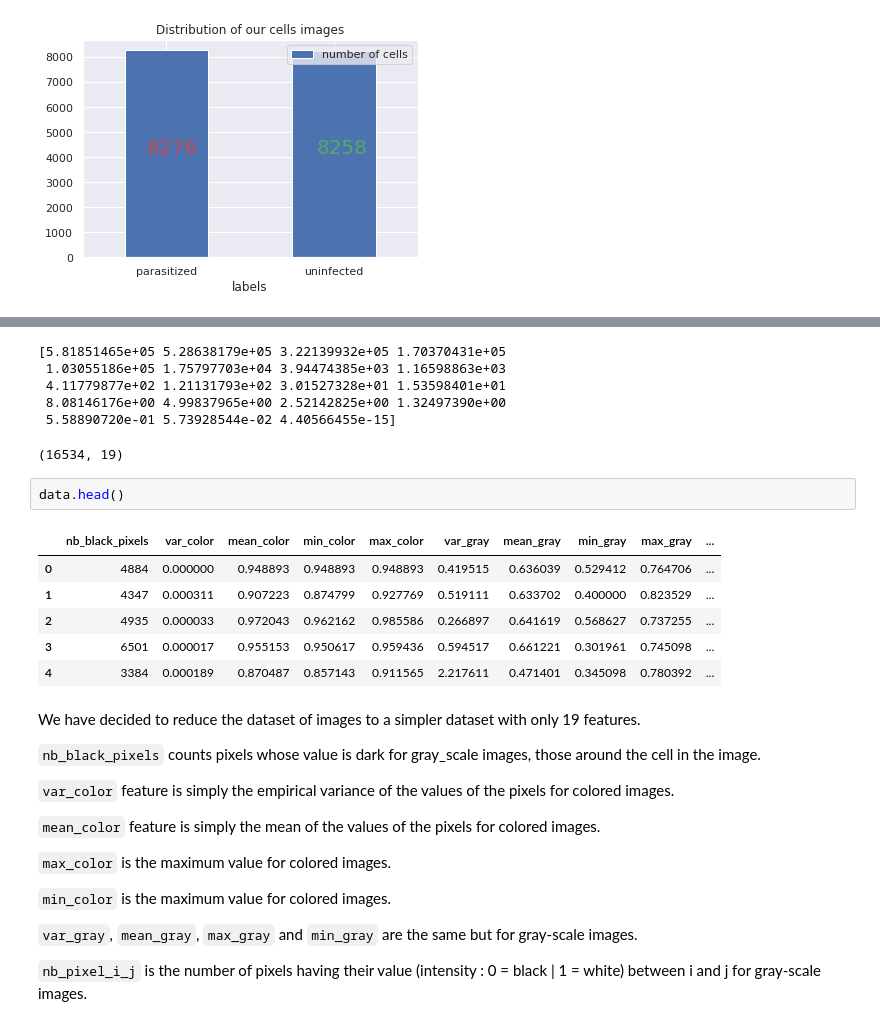
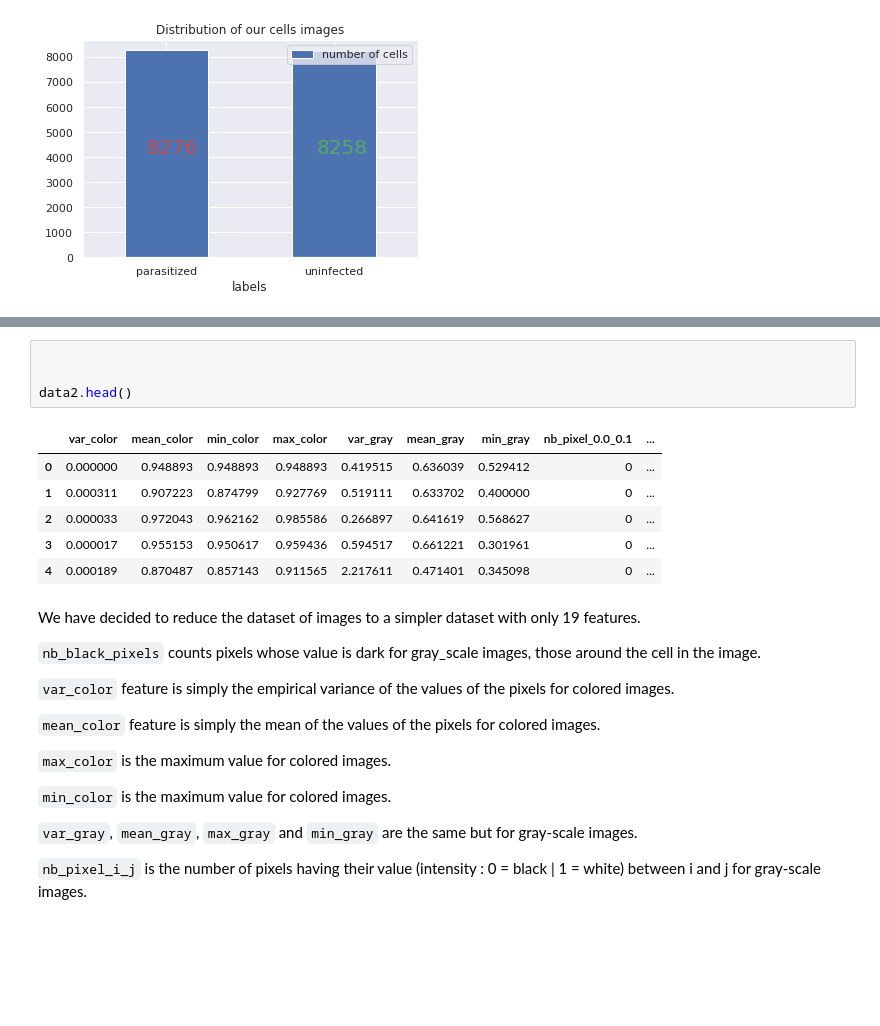
Before and after one commit to LouiseALLAIN/SAHARA, a Jupyter notebook: starting_kit/README_{preprocessing}.ipynb, the cells around one changed output, grey strips where cells are left out. Drawn from its saved outputs; the diff is of its cells as text; blank space fills up the shorter version.

```diff
--- a/starting_kit/README_{preprocessing}.ipynb
+++ b/starting_kit/README_{preprocessing}.ipynb
@@ -106,20 +114,14 @@ data2 = data.drop(columns = "")
 # %%
+
+
+data2.head()
 # %% [output]
-[5.81851465e+05 5.28638179e+05 3.22139932e+05 1.70370431e+05
- 1.03055186e+05 1.75797703e+04 3.94474385e+03 1.16598863e+03
- 4.11779877e+02 1.21131793e+02 3.01527328e+01 1.53598401e+01
- 8.08146176e+00 4.99837965e+00 2.52142825e+00 1.32497390e+00
- 5.58890720e-01 5.73928544e-02 4.40566455e-15]
-(16534, 19)
+|  | var_color | mean_color | min_color | max_color | var_gray | mean_gray | min_gray | nb_pixel_0.0_0.1 | ... |
+| 0 | 0.000000 | 0.948893 | 0.948893 | 0.948893 | 0.419515 | 0.636039 | 0.529412 | 0 | ... |
+| 1 | 0.000311 | 0.907223 | 0.874799 | 0.927769 | 0.519111 | 0.633702 | 0.400000 | 0 | ... |
+| 2 | 0.000033 | 0.972043 | 0.962162 | 0.985586 | 0.266897 | 0.641619 | 0.568627 | 0 | ... |
+| 3 | 0.000017 | 0.955153 | 0.950617 | 0.959436 | 0.594517 | 0.661221 | 0.301961 | 0 | ... |
+| 4 | 0.000189 | 0.870487 | 0.857143 | 0.911565 | 2.217611 | 0.471401 | 0.345098 | 0 | ... |
-# %%
-data.head()
-# %% [output]
-|  | nb_black_pixels | var_color | mean_color | min_color | max_color | var_gray | mean_gray | min_gray | max_gray | ... |
-| 0 | 4884 | 0.000000 | 0.948893 | 0.948893 | 0.948893 | 0.419515 | 0.636039 | 0.529412 | 0.764706 | ... |
-| 1 | 4347 | 0.000311 | 0.907223 | 0.874799 | 0.927769 | 0.519111 | 0.633702 | 0.400000 | 0.823529 | ... |
-| 2 | 4935 | 0.000033 | 0.972043 | 0.962162 | 0.985586 | 0.266897 | 0.641619 | 0.568627 | 0.737255 | ... |
-| 3 | 6501 | 0.000017 | 0.955153 | 0.950617 | 0.959436 | 0.594517 | 0.661221 | 0.301961 | 0.745098 | ... |
-| 4 | 3384 | 0.000189 | 0.870487 | 0.857143 | 0.911565 | 2.217611 | 0.471401 | 0.345098 | 0.780392 | ... |
 # %% [markdown]
 We have decided to reduce the dataset of images to a simpler dataset with only 19 features.
 
```
Also changed, not shown: parts of 9 cells of this notebook.
